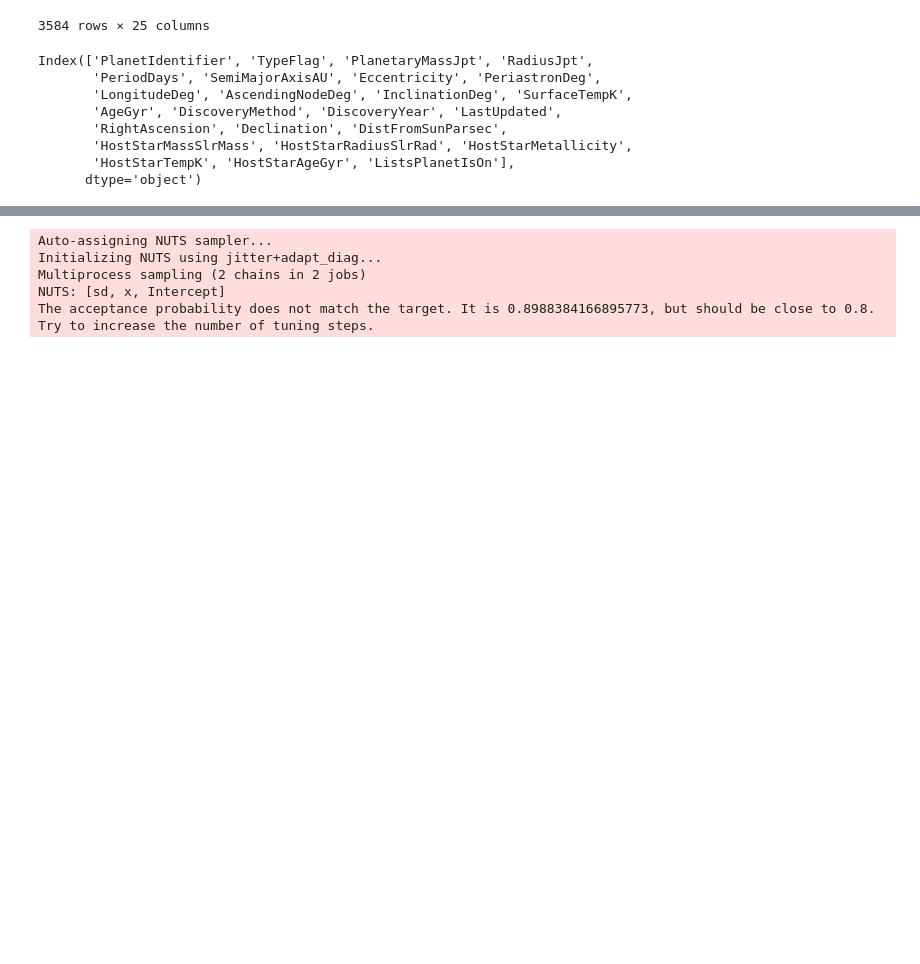
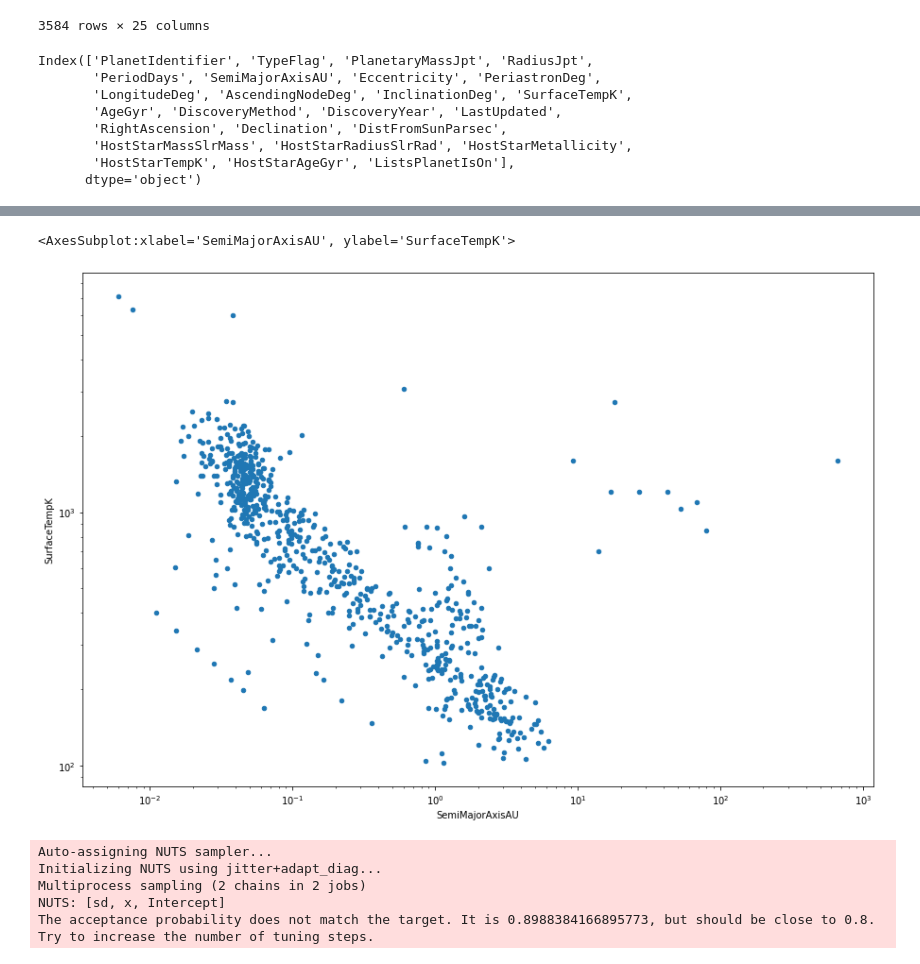
Before and after one commit to nbrockett/applied-bayesian-methods, a Jupyter notebook: 1-linear-regression/linear-regression.ipynb, the cells around one changed output, grey strips where cells are left out. Cells and saved outputs as stored; diff of their text form; code cells hidden in the pictures; blank space fills up the shorter version.

```diff
--- a/1-linear-regression/linear-regression.ipynb
+++ b/1-linear-regression/linear-regression.ipynb
@@ -45,3 +45,11 @@ df.plot(x='PeriodDays', gy='SemiMajorAxisAU', kind='scatter', ax=ax, logx=True,
+# %%
+fig, ax = plt.subplots(figsize=(15,10))
+df.plot(x='SemiMajorAxisAU', y='SurfaceTempK', kind='scatter', ax=ax, logx=True, logy=True)
+# ax.set_ylim([0,3])
+# ax.set_xlim([0,1000])
+# %% [output]
+<AxesSubplot:xlabel='SemiMajorAxisAU', ylabel='SurfaceTempK'>
+[figure, added]
 # %%
 x = np.log(df['PeriodDays'].to_numpy())
 y = np.log(df['SemiMajorAxisAU'].to_numpy())
```
Also changed, not shown: parts of 2 cells of this notebook.
